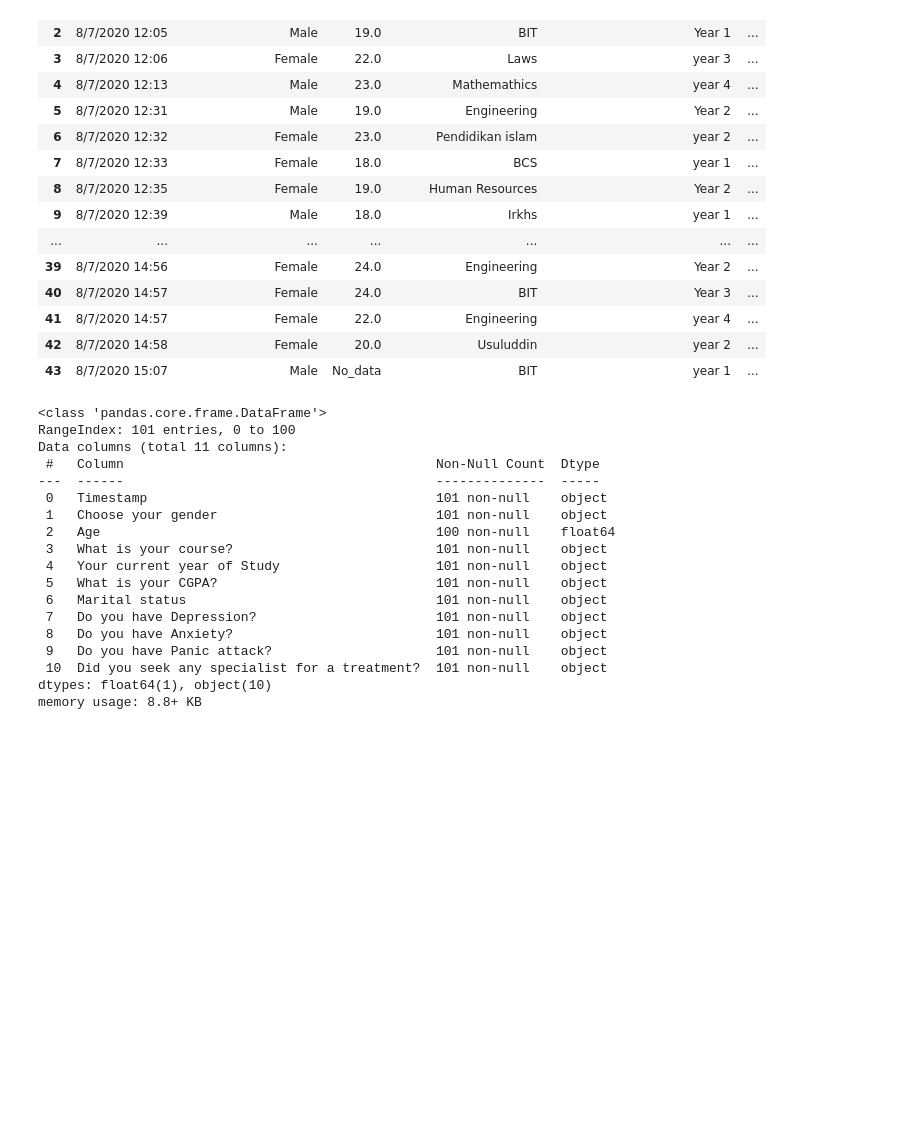
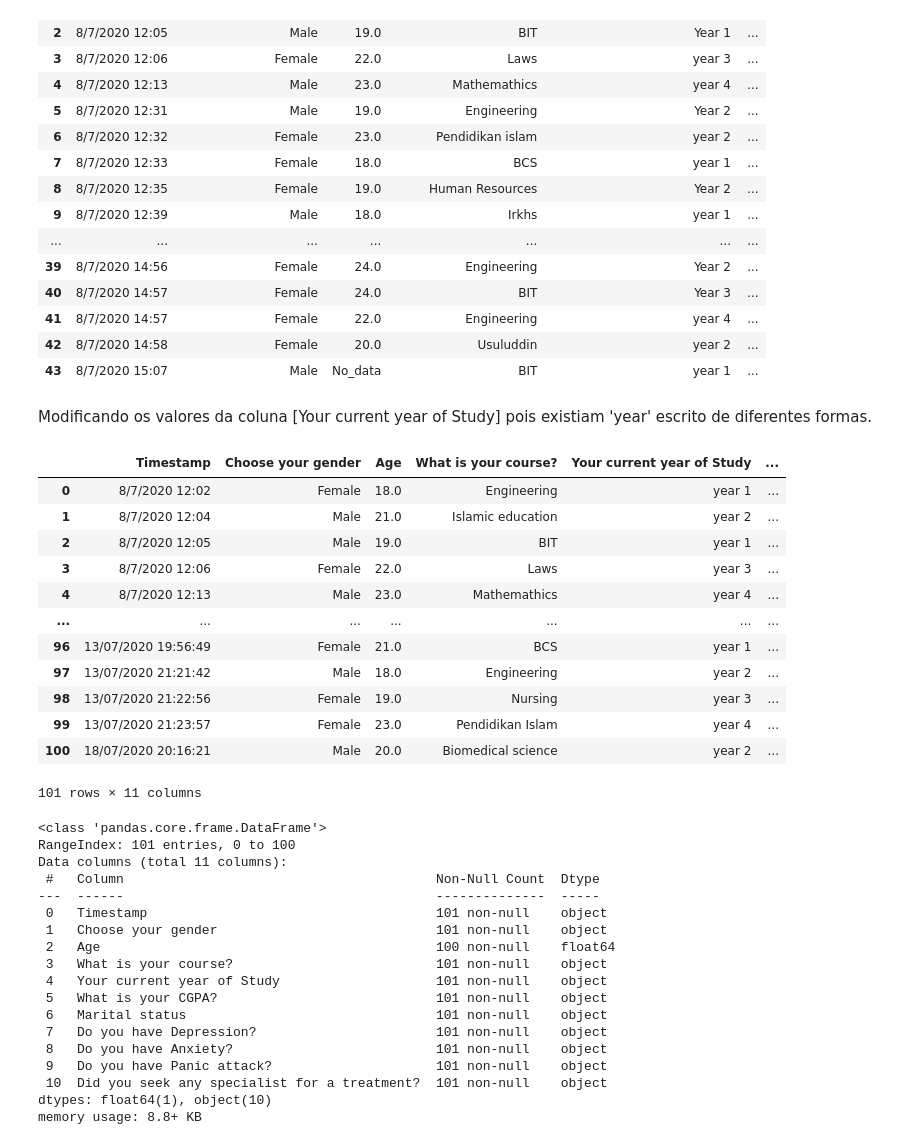
Before and after one commit to YasllyGuimaraes/lead-mentoring, a Jupyter notebook: exercicios/atividade3-eda.ipynb, the cells around one changed output. Cells and saved outputs as stored; diff of their text form; code cells hidden in the pictures; blank space fills up the shorter version.

```diff
--- a/exercicios/atividade3-eda.ipynb
+++ b/exercicios/atividade3-eda.ipynb
@@ -139,6 +139,29 @@ dados_df.head(44)
 | 41 | 8/7/2020 14:57 | Female | 22.0 | Engineering | year 4 | ... |
 | 42 | 8/7/2020 14:58 | Female | 20.0 | Usuluddin | year 2 | ... |
 | 43 | 8/7/2020 15:07 | Male | No_data | BIT | year 1 | ... |
+# %% [markdown]
+Modificando os valores da coluna [Your current year of Study] pois existiam 'year' escrito de diferentes formas.
+# %%
+
+dados_df['Your current year of Study'].replace('Year 1', 'year 1', inplace=True)
+dados_df['Your current year of Study'].replace('Year 2', 'year 2', inplace=True)
+dados_df['Your current year of Study'].replace('Year 3', 'year 3', inplace=True)
+dados_df['Your current year of Study'].replace('Year 4', 'year 4', inplace=True)
+dados_df
+# %% [output]
+|  | Timestamp | Choose your gender | Age | What is your course? | Your current year of Study | ... |
+| 0 | 8/7/2020 12:02 | Female | 18.0 | Engineering | year 1 | ... |
+| 1 | 8/7/2020 12:04 | Male | 21.0 | Islamic education | year 2 | ... |
+| 2 | 8/7/2020 12:05 | Male | 19.0 | BIT | year 1 | ... |
+| 3 | 8/7/2020 12:06 | Female | 22.0 | Laws | year 3 | ... |
+| 4 | 8/7/2020 12:13 | Male | 23.0 | Mathemathics | year 4 | ... |
+| ... | ... | ... | ... | ... | ... | ... |
+| 96 | 13/07/2020 19:56:49 | Female | 21.0 | BCS | year 1 | ... |
+| 97 | 13/07/2020 21:21:42 | Male | 18.0 | Engineering | year 2 | ... |
+| 98 | 13/07/2020 21:22:56 | Female | 19.0 | Nursing | year 3 | ... |
+| 99 | 13/07/2020 21:23:57 | Female | 23.0 | Pendidikan Islam | year 4 | ... |
+| 100 | 18/07/2020 20:16:21 | Male | 20.0 | Biomedical science | year 2 | ... |
+101 rows × 11 columns
 # %%
 students_df.info()
 # %% [output]
```
Also changed, not shown: parts of 6 cells of this notebook.
